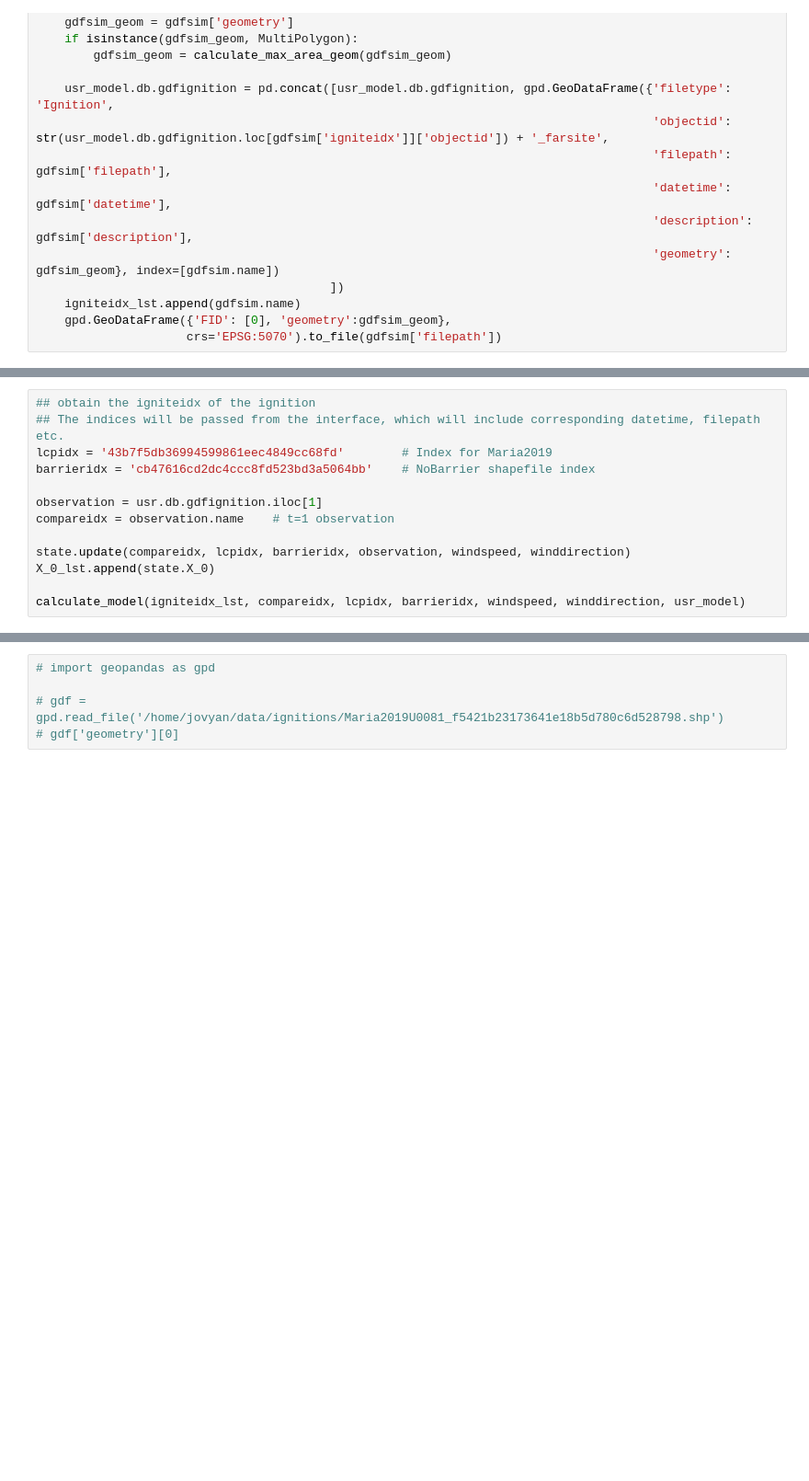
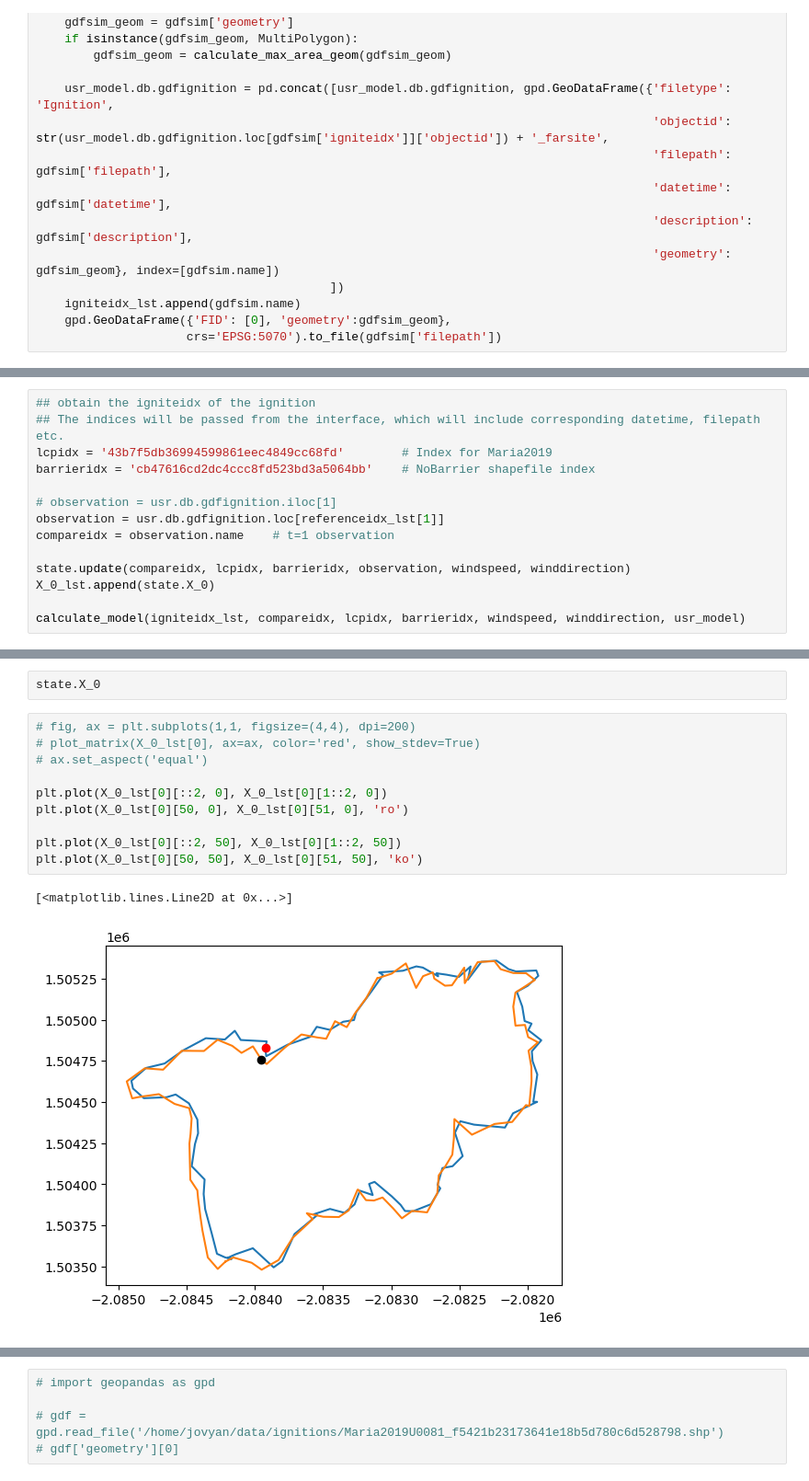
Before and after one commit to tolgacaglar/farsite-devAPI, a Jupyter notebook: src/Ensemble Kalman Filter Workflow_test.ipynb, the cells around one changed output, grey strips where cells are left out. Shown at 92% size. Cells and saved outputs as stored; diff of their text form; blank space fills up the shorter version.

```diff
--- a/src/Ensemble Kalman Filter Workflow_test.ipynb
+++ b/src/Ensemble Kalman Filter Workflow_test.ipynb
@@ -548,7 +573,8 @@ Database interaction not yet implemented. Use pickle file for dataframes instead
 lcpidx = '43b7f5db36994599861eec4849cc68fd'        # Index for Maria2019
 barrieridx = 'cb47616cd2dc4ccc8fd523bd3a5064bb'    # NoBarrier shapefile index
 
-observation = usr.db.gdfignition.iloc[1]
+# observation = usr.db.gdfignition.iloc[1]
+observation = usr.db.gdfignition.loc[referenceidx_lst[1]]
 compareidx = observation.name    # t=1 observation
 
 state.update(compareidx, lcpidx, barrieridx, observation, windspeed, winddirection)
@@ -675,0 +702,15 @@ Writing outputs for Farsite #1 to /home/jovyan/data/20230120/Run_02271/out
+# %%
+state.X_0
+# %%
+# fig, ax = plt.subplots(1,1, figsize=(4,4), dpi=200)
+# plot_matrix(X_0_lst[0], ax=ax, color='red', show_stdev=True)
+# ax.set_aspect('equal')
+
+plt.plot(X_0_lst[0][::2, 0], X_0_lst[0][1::2, 0])
+plt.plot(X_0_lst[0][50, 0], X_0_lst[0][51, 0], 'ro')
+
+plt.plot(X_0_lst[0][::2, 50], X_0_lst[0][1::2, 50])
+plt.plot(X_0_lst[0][50, 50], X_0_lst[0][51, 50], 'ko')
+# %% [output]
+[<matplotlib.lines.Line2D at 0x...>]
+[figure, added]
```
Also changed, not shown: parts of 12 cells of this notebook, 3 other files.
